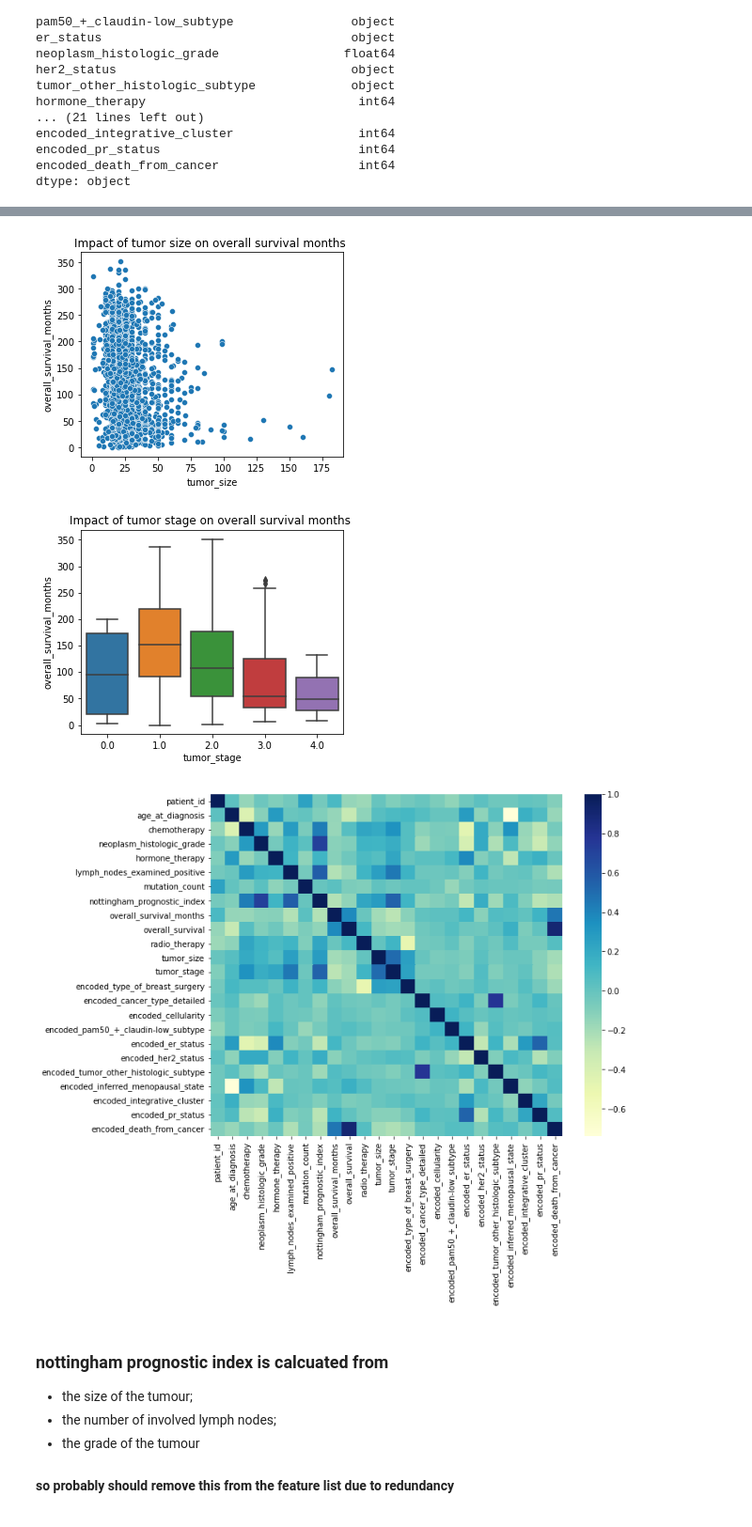
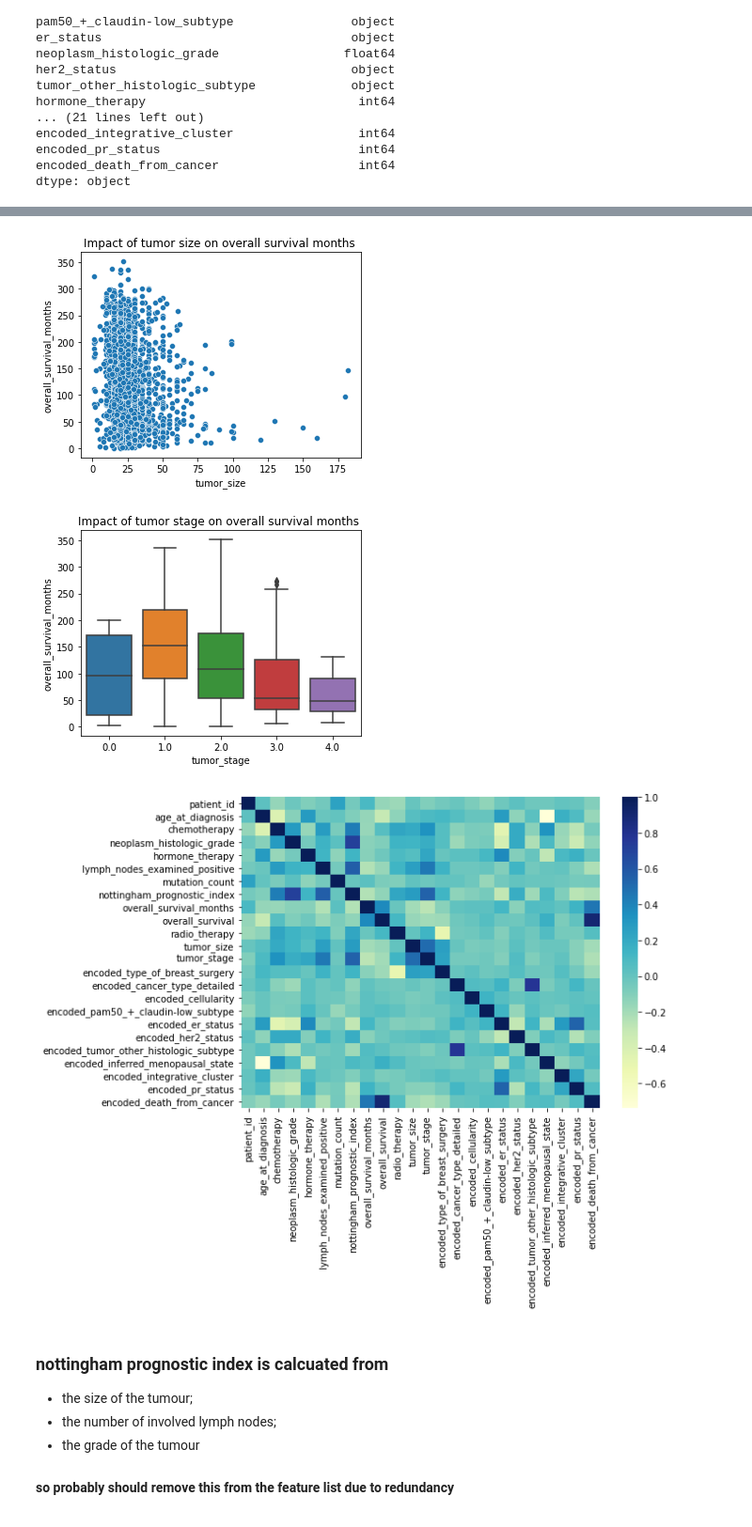
Before and after one commit to eugkik/Breast_Cancer_Study, a Jupyter notebook: Data/CorrelationAnalysisAndFeatureSelection.ipynb, the cells around one changed output, grey strips where cells are left out. Shown at 94% size. Drawn from its saved outputs; the diff is of its cells as text; code cells hidden in the pictures.

```diff
--- a/Data/CorrelationAnalysisAndFeatureSelection.ipynb
+++ b/Data/CorrelationAnalysisAndFeatureSelection.ipynb
@@ -234,25 +242,31 @@ plt.show()
 plt.figure(figsize=(5, 4))
 sns.scatterplot(x="tumor_size", y="overall_survival_months", data=df_clinical)
 plt.title('Impact of tumor size on overall survival months ')
+plt.tight_layout()
+plt.savefig('../OutputPlot/TumorSize.pdf')
 plt.show()
 # %% [output]
-[figure, old version]
+[figure, new version]
 # %%
 # 0.0 is missing value
 # a nice correlation with tumor stage
 plt.figure(figsize=(5, 4))
 sns.boxplot(x="tumor_stage", y="overall_survival_months", data=df_clinical)
 plt.title('Impact of tumor stage on overall survival months ')
+plt.tight_layout()
+plt.savefig('../OutputPlot/TumorStage.pdf')
 plt.show()
 # %% [output]
-[figure, old version]
+[figure, new version]
 # %%
 plt.figure(figsize=(10, 8))
 correlation_matrix = df_clinical.corr().round(2)
 sns.heatmap(correlation_matrix, cmap="YlGnBu")
+plt.tight_layout()
+plt.savefig('../OutputPlot/CorrelationMatrix.pdf')
 plt.show()
 # %% [output]
-[figure, old version]
+[figure, new version]
 # %% [markdown]
 ###  nottingham prognostic index is calcuated from
 - the size of the tumour;
```
Also changed, not shown: parts of 4 cells of this notebook, 7 other files.
